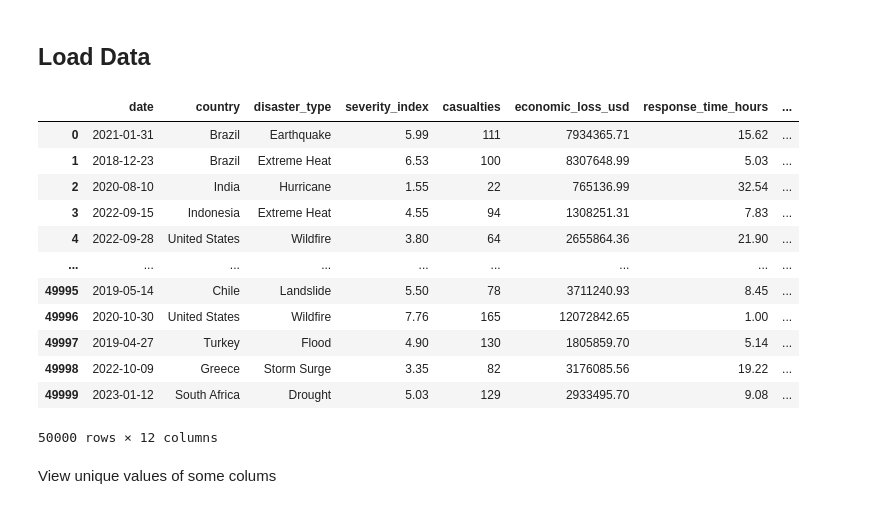
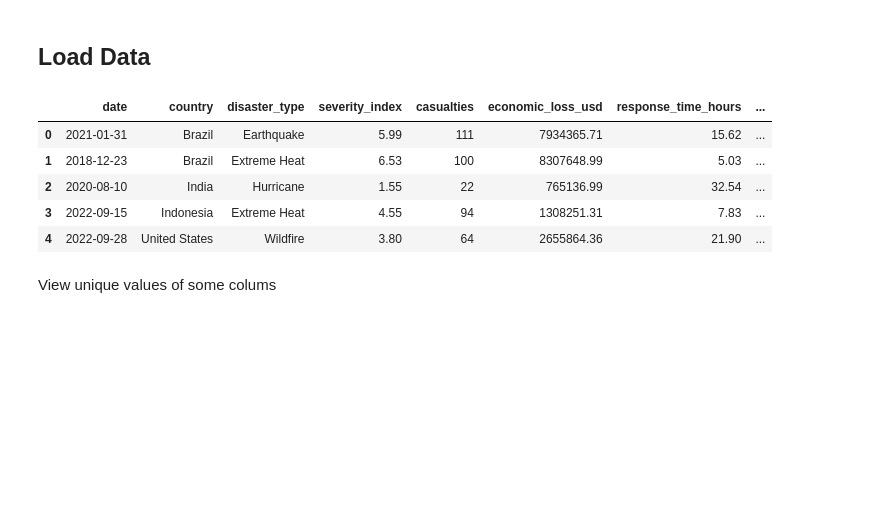
Before and after one commit to UCB-stat-159-f25/final-group20, a Jupyter notebook: eda.ipynb, the cells around one changed output. Saved outputs shown, nothing was run; the diff lists cells and outputs as text; code cells hidden in the pictures; blank space fills up the shorter version.

Commit message:
Clean data files, update EDA, ignore notebook checkpoints

```diff
--- a/eda.ipynb
+++ b/eda.ipynb
@@ -20,22 +20,17 @@ import plotly.express as px
 from scipy import stats
 # %%
 # load dataframe
-df = pd.read_csv('global_disaster_response_2018_2024 (1).csv')
-df
+import pandas as pd
+
+df = pd.read_csv("data/global_disaster_response_2018_2024.csv")
+df.head()
 # %% [output]
 |  | date | country | disaster_type | severity_index | casualties | economic_loss_usd | response_time_hours | ... |
 | 0 | 2021-01-31 | Brazil | Earthquake | 5.99 | 111 | 7934365.71 | 15.62 | ... |
 | 1 | 2018-12-23 | Brazil | Extreme Heat | 6.53 | 100 | 8307648.99 | 5.03 | ... |
 | 2 | 2020-08-10 | India | Hurricane | 1.55 | 22 | 765136.99 | 32.54 | ... |
 | 3 | 2022-09-15 | Indonesia | Extreme Heat | 4.55 | 94 | 1308251.31 | 7.83 | ... |
 | 4 | 2022-09-28 | United States | Wildfire | 3.80 | 64 | 2655864.36 | 21.90 | ... |
-| ... | ... | ... | ... | ... | ... | ... | ... | ... |
-| 49995 | 2019-05-14 | Chile | Landslide | 5.50 | 78 | 3711240.93 | 8.45 | ... |
-| 49996 | 2020-10-30 | United States | Wildfire | 7.76 | 165 | 12072842.65 | 1.00 | ... |
-| 49997 | 2019-04-27 | Turkey | Flood | 4.90 | 130 | 1805859.70 | 5.14 | ... |
-| 49998 | 2022-10-09 | Greece | Storm Surge | 3.35 | 82 | 3176085.56 | 19.22 | ... |
-| 49999 | 2023-01-12 | South Africa | Drought | 5.03 | 129 | 2933495.70 | 9.08 | ... |
-50000 rows × 12 columns
 # %% [markdown]
 View unique values of some colums
 # %%
```
Also changed, not shown: parts of 13 cells of this notebook, 2 other files.
